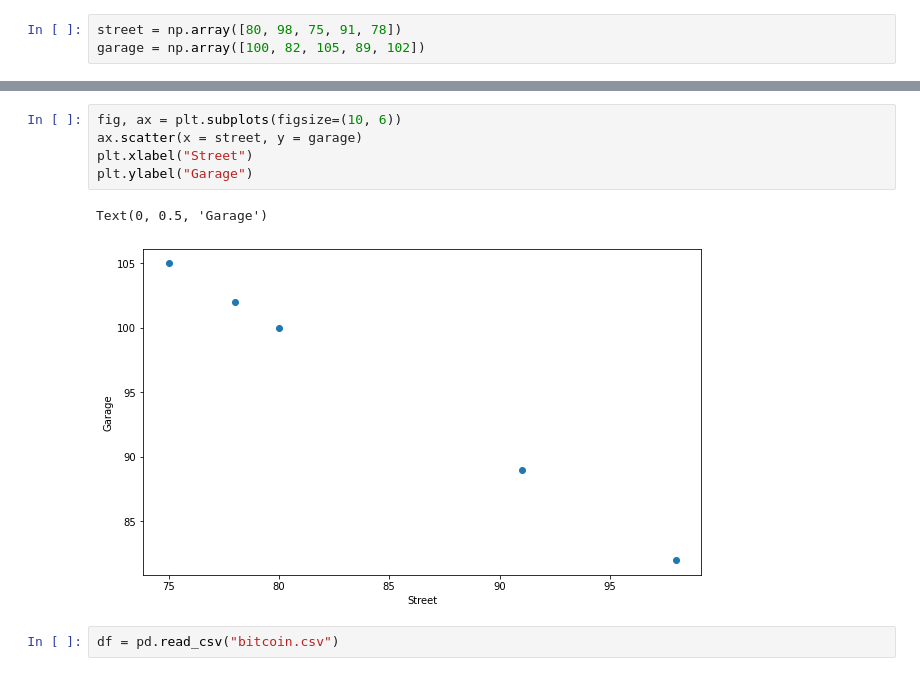
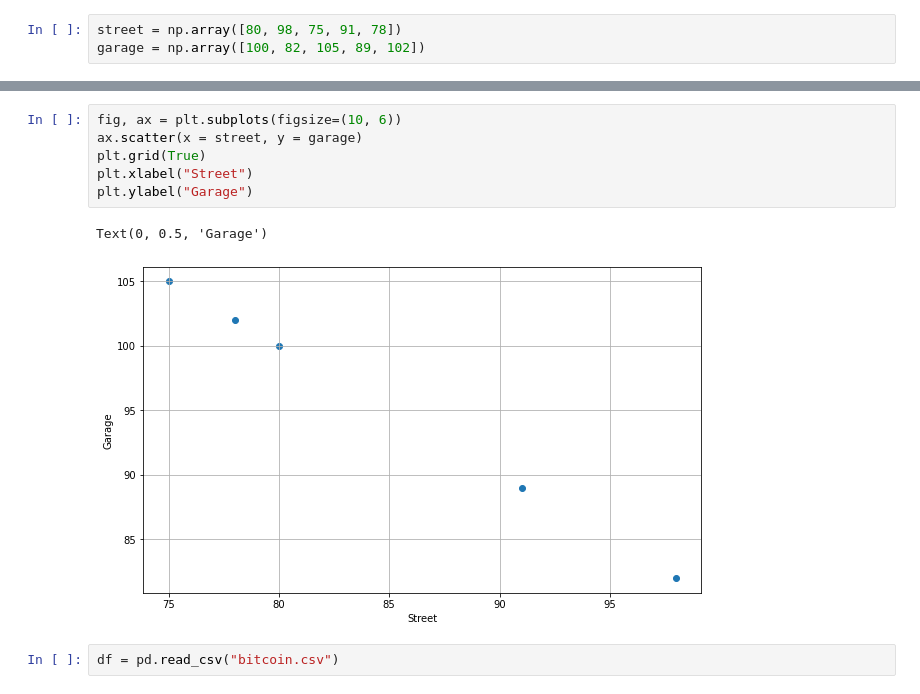
Before and after one commit to GeorgiiVoyakin/mirea-big-data, a Jupyter notebook: task-07/task-07.ipynb, the cells around one changed output, grey strips where cells are left out. Cells and saved outputs as stored; diff of their text form.

```diff
--- a/task-07/task-07.ipynb
+++ b/task-07/task-07.ipynb
@@ -13,11 +14,12 @@ np.corrcoef(street, garage)[0, 1]
 # %%
 fig, ax = plt.subplots(figsize=(10, 6))
 ax.scatter(x = street, y = garage)
+plt.grid(True)
 plt.xlabel("Street")
 plt.ylabel("Garage")
 # %% [output]
 Text(0, 0.5, 'Garage')
-[figure, old version]
+[figure, new version]
 # %%
 df = pd.read_csv("bitcoin.csv")
 # %%
```
Also changed, not shown: parts of 12 cells of this notebook, 2 other files.
